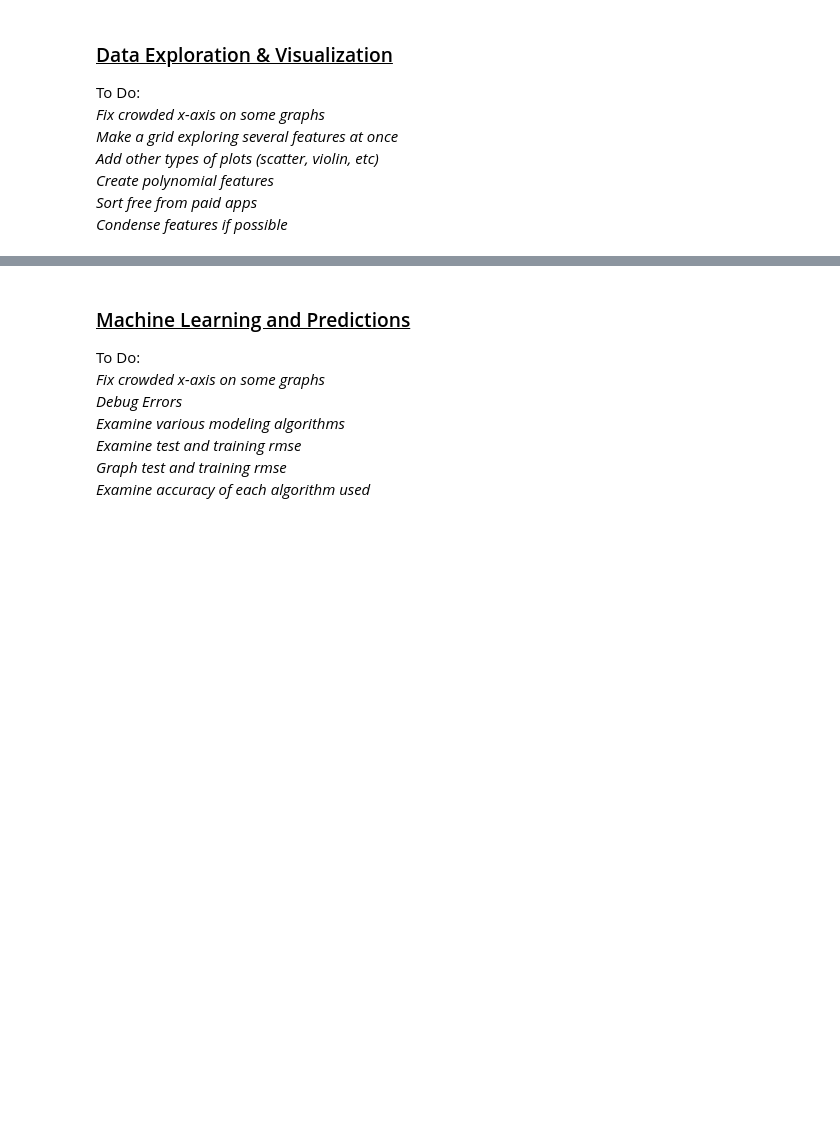
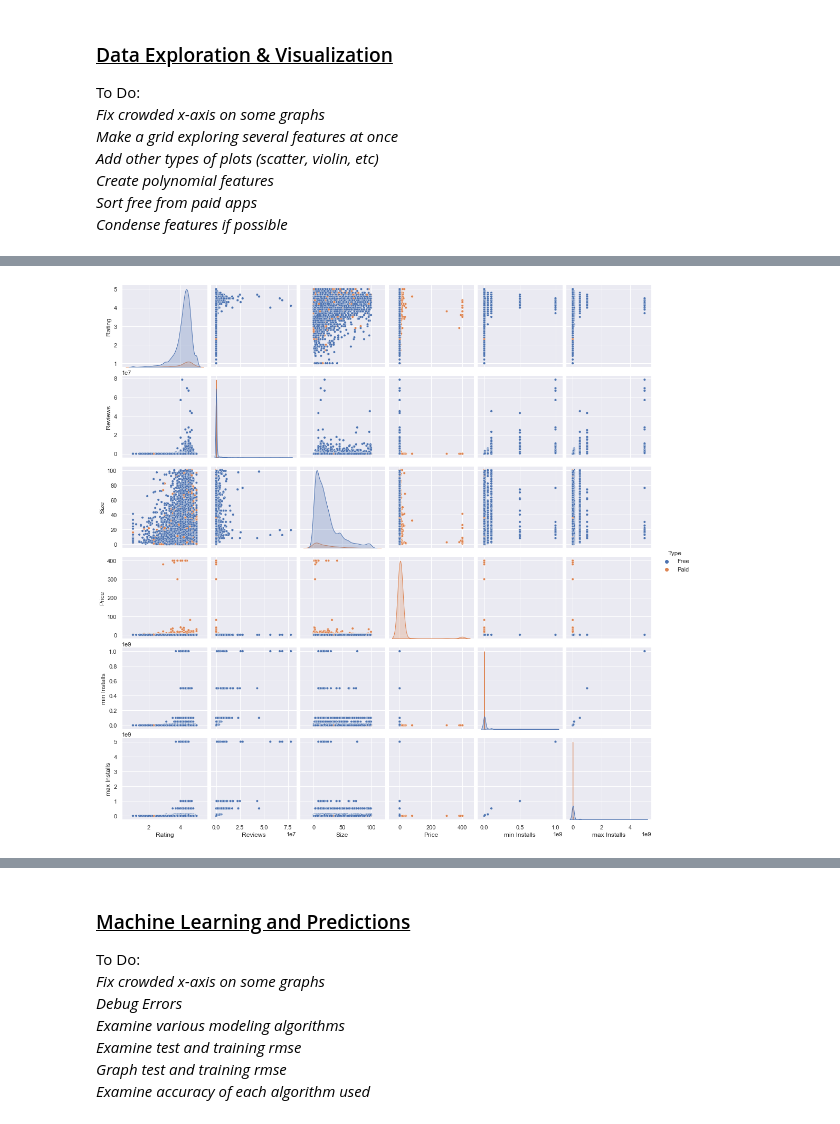
Before and after one commit to bryanaguiar/Data-Science-Group-Project, a Jupyter notebook: Playstore_Analysis_Data_Clean_Up.ipynb, the cells around one changed output, grey strips where cells are left out. Cells and saved outputs as stored; diff of their text form; code cells hidden in the pictures; blank space fills up the shorter version.

```diff
--- a/Playstore_Analysis_Data_Clean_Up.ipynb
+++ b/Playstore_Analysis_Data_Clean_Up.ipynb
@@ -185,3 +246,7 @@ Condense features if possible</i></p>
+# %%
+plot = sns.pairplot(df, hue='Type', plot_kws={"s": 20})
+# %% [output]
+[figure, added]
 # %%
 # Show the distribution of all ratings
 print(df.Rating.value_counts())
```
Also changed, not shown: parts of 48 cells of this notebook.
